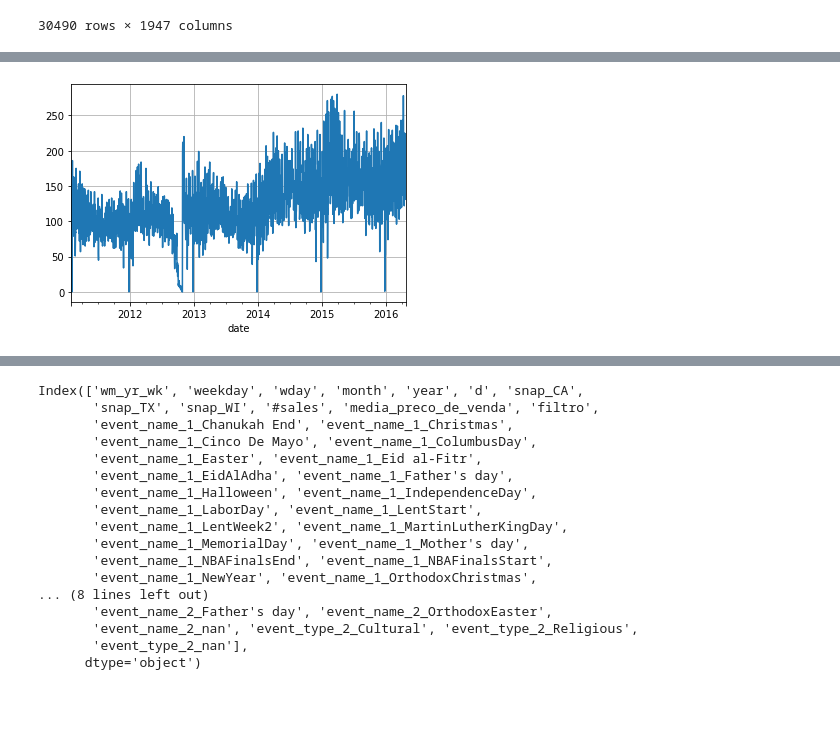
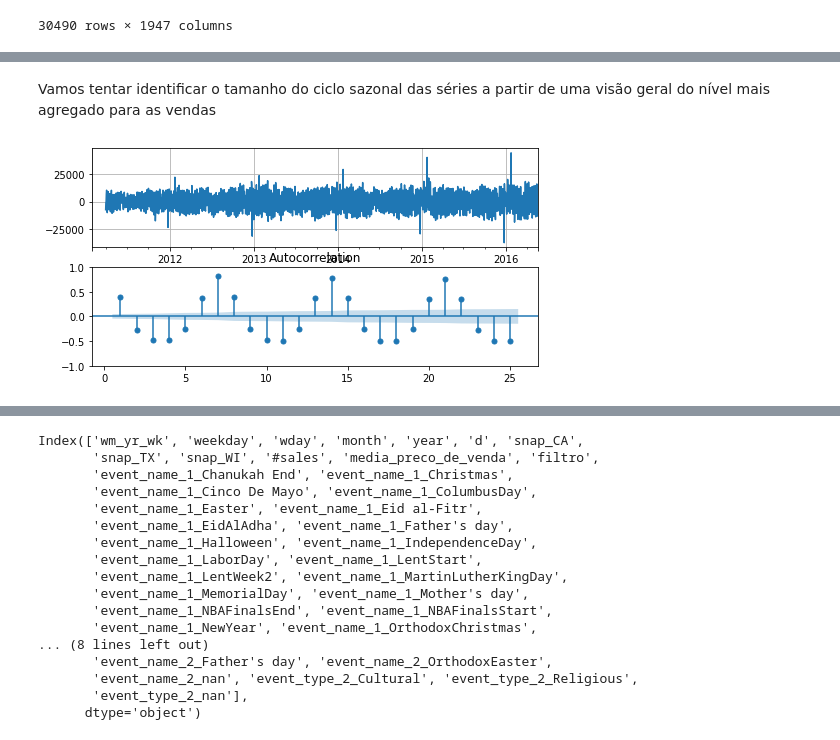
Before and after one commit to Faluhelyi/pibic_2021-2022, a Jupyter notebook: main.ipynb, the cells around one changed output, grey strips where cells are left out. Cells and saved outputs as stored; diff of their text form; code cells hidden in the pictures; blank space fills up the shorter version.

```diff
--- a/main.ipynb
+++ b/main.ipynb
@@ -118,7 +115,19 @@ plt.show()
-# %%
-base.dict_9_val['WI_1_HOUSEHOLD_2'].index = pd.to_datetime(dict_9_val['WI_1_HOUSEHOLD_2'].index)
-
-base.dict_9_val['WI_1_HOUSEHOLD_2'].plot(grid = True)
-plt.show()
-# %% [output]
-[figure, removed]
+# %% [markdown]
+Vamos tentar identificar o tamanho do ciclo sazonal das séries a partir de uma visão geral do nível mais agregado para as vendas
+# %%
+# Verificar o tamanho do ciclo sazonal -> ciclo sazonal semanal
+
+a = base.dict_1_eva['all'] - base.dict_1_eva['all'].rolling(30).mean()
+
+a = a.diff(30)
+
+fig, (ax1,ax2) = plt.subplots(2,1, figsize=(8,4))
+
+a.plot(grid=True, ax = ax1)
+
+
+# Plot ACF
+plot_acf(a.dropna(), ax=ax2, lags=25, zero=False)
+plt.show()
+# %% [output]
+[figure, added]
```
Also changed, not shown: parts of 28 cells of this notebook, 1 other file.
